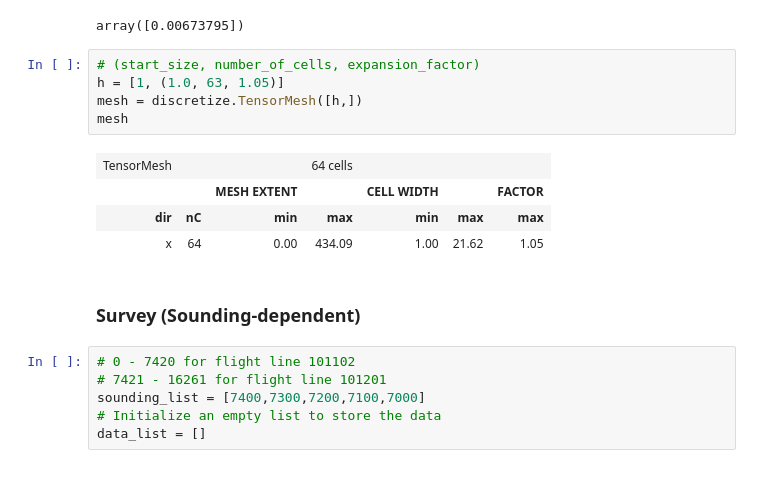
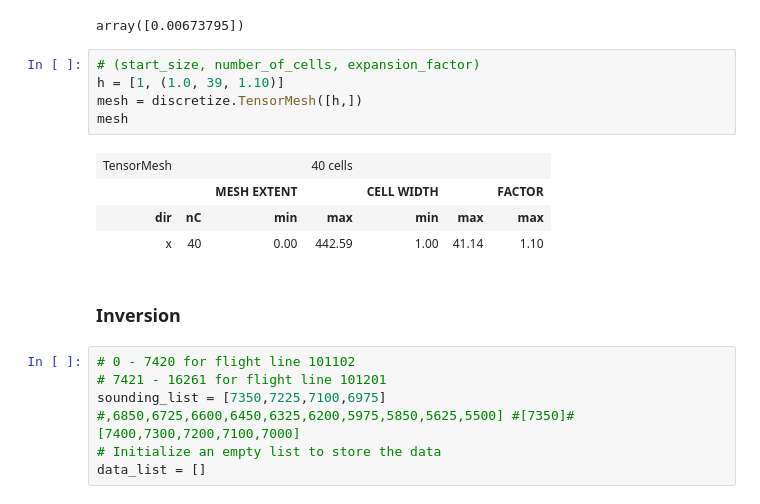
Before and after one commit to oscarshek/EOSC-556-Project, a Jupyter notebook: Notebook/AusAEM_WA_Cross_Section.ipynb, the cells around one changed output. Drawn from its saved outputs; the diff is of its cells as text.

```diff
--- a/Notebook/AusAEM_WA_Cross_Section.ipynb
+++ b/Notebook/AusAEM_WA_Cross_Section.ipynb
@@ -131,19 +131,19 @@ exp_map * np.array([-5])
 array([0.00673795])
 # %%
 # (start_size, number_of_cells, expansion_factor)
-h = [1, (1.0, 63, 1.05)]
+h = [1, (1.0, 39, 1.10)]
 mesh = discretize.TensorMesh([h,])
 mesh
 # %% [output]
-| TensorMesh |  |  | 64 cells |  |  |  |
+| TensorMesh |  |  | 40 cells |  |  |  |
 |  |  | MESH EXTENT |  | CELL WIDTH |  | FACTOR |
 | dir | nC | min | max | min | max | max |
-| x | 64 | 0.00 | 434.09 | 1.00 | 21.62 | 1.05 |
+| x | 40 | 0.00 | 442.59 | 1.00 | 41.14 | 1.10 |
 # %% [markdown]
-### Survey (Sounding-dependent)
+### Inversion
 # %%
 # 0 - 7420 for flight line 101102
 # 7421 - 16261 for flight line 101201
-sounding_list = [7400,7300,7200,7100,7000]
+sounding_list = [7350,7225,7100,6975] #,6850,6725,6600,6450,6325,6200,5975,5850,5625,5500] #[7350]#[7400,7300,7200,7100,7000]
 # Initialize an empty list to store the data
 data_list = []
```
Also changed, not shown: parts of 12 cells of this notebook, 1 other file.
